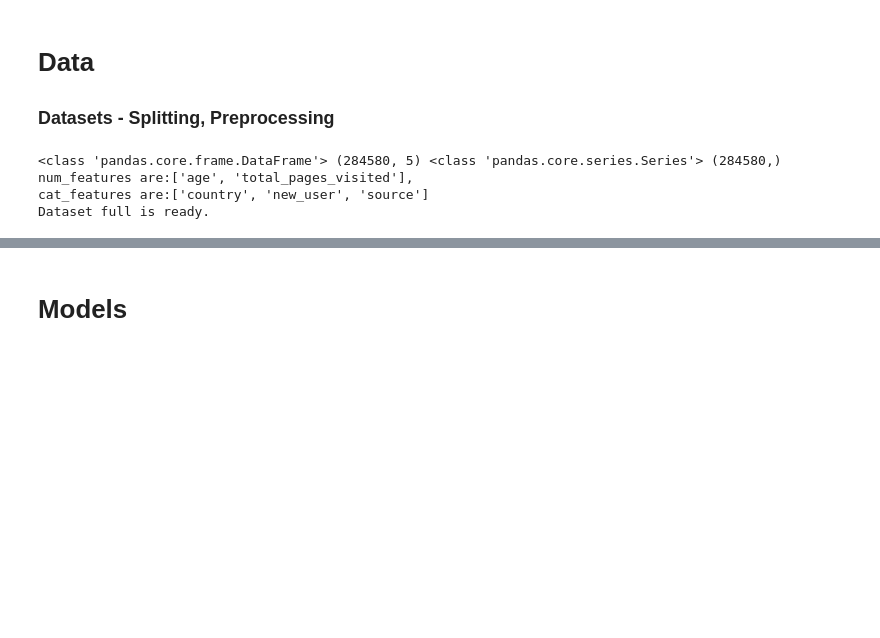
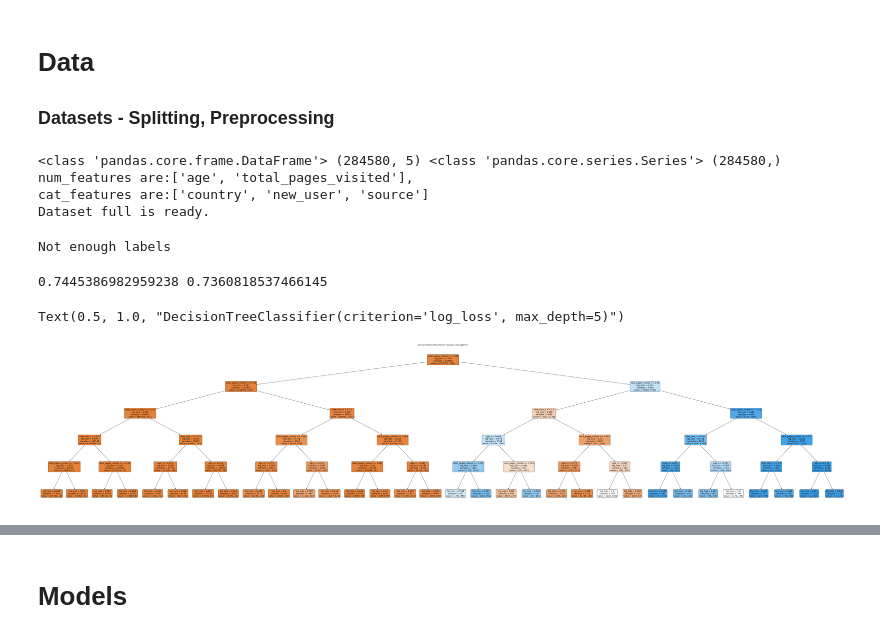
Before and after one commit to kumquat42/202311_jedha_Bloc3_ML_challenge, a Jupyter notebook: 202311_jedha_bloc3_ML_challenge.ipynb, the cells around one changed output, grey strips where cells are left out. Saved outputs shown, nothing was run; the diff lists cells and outputs as text; code cells hidden in the pictures; blank space fills up the shorter version.

Commit message:
decision tree

```diff
--- a/202311_jedha_bloc3_ML_challenge.ipynb
+++ b/202311_jedha_bloc3_ML_challenge.ipynb
@@ -667,3 +677,42 @@ X_train, X_val, y_train, y_val, num_features, cat_features, liste_features_name,
 num_features are:['age', 'total_pages_visited'],
 cat_features are:['country', 'new_user', 'source']
 Dataset full is ready.
+# %%
+# Take the interesting Features... 40min....
+# Define parameter space
+eps_values = [0.2, 0.5, 0.8, 1, 1.2, 1.5] # qu'est ce que ça mesure ? epsilon, c'est la densité...
+min_samples_values = [50,100,150,200] # c'est le nombre de voisin... j'aurais dû tester avec moins...
+metrics = ["cityblock", "euclidean", "manhattan"]
+# Grid search
+best_score = -1
+best_params = {'eps': None, 'min_samples': None, 'metric': None}
+
+for eps in eps_values:
+    for min_samples in min_samples_values:
+        for metric in metrics:
+            db = DBSCAN(eps=eps, min_samples=min_samples, metric=metric)
+            db.fit(X_train)
+            labels = db.labels_
+
+            # Continue if all data is considered as noise
+            if len(set(labels)) == 1:
+                continue
+
+            try:
+                score = silhouette_score(X_train, labels)
+            except:
+                print("Not enough labels")
+            if score > best_score and len(np.unique(labels)) >=3:
+                best_score = score
+                best_labels_unique, best_labels_count = np.unique(labels,return_counts=True)
+                best_params['eps'] = eps
+                best_params['min_samples'] = min_samples
+                best_params['metric'] = metric
+
+# Best parameters
+print("Best silhouette score:", best_score)
+print("Best parameters:", best_params)
+print("Unique labels:", best_labels_unique)
+print("Count of labels:", best_labels_count)
+# %% [output]
+Not enough labels
@@ -669,0 +755,30 @@ Dataset full is ready.
+# %%
+# check features avec le plottree
+decision_tree_gini = DecisionTreeClassifier(max_depth=5, min_samples_leaf=1, min_samples_split=2, criterion='gini')
+#0.7504698894819939 0.7332733273327334
+decision_tree_ent = DecisionTreeClassifier(max_depth = 5, min_samples_leaf = 1, min_samples_split = 2, criterion='entropy')
+#0.7445386982959238 0.7360818537466145
+decision_tree_log = DecisionTreeClassifier(max_depth = 5, min_samples_leaf = 1, min_samples_split = 2, criterion='log_loss')
+#0.7445386982959238 0.7360818537466145
+
+
+model = decision_tree_log
+
+model.fit(X_train, y_train)
+y_train_pred = model.predict(X_train)
+y_val_pred = model.predict(X_val)
+
+print(f1_score(y_train, y_train_pred), f1_score(y_val, y_val_pred))
+
+plt.figure(figsize=(100,20))
+a = plot_tree(model,
+              feature_names=liste_features_name,
+              #class_names=class_names,
+              filled=True,
+              rounded=True,
+              fontsize=14)
+plt.title(model)
+# %% [output]
+0.7445386982959238 0.7360818537466145
+Text(0.5, 1.0, "DecisionTreeClassifier(criterion='log_loss', max_depth=5)")
+[figure, added]
```
Also changed, not shown: parts of 7 cells of this notebook, 5 other files.
